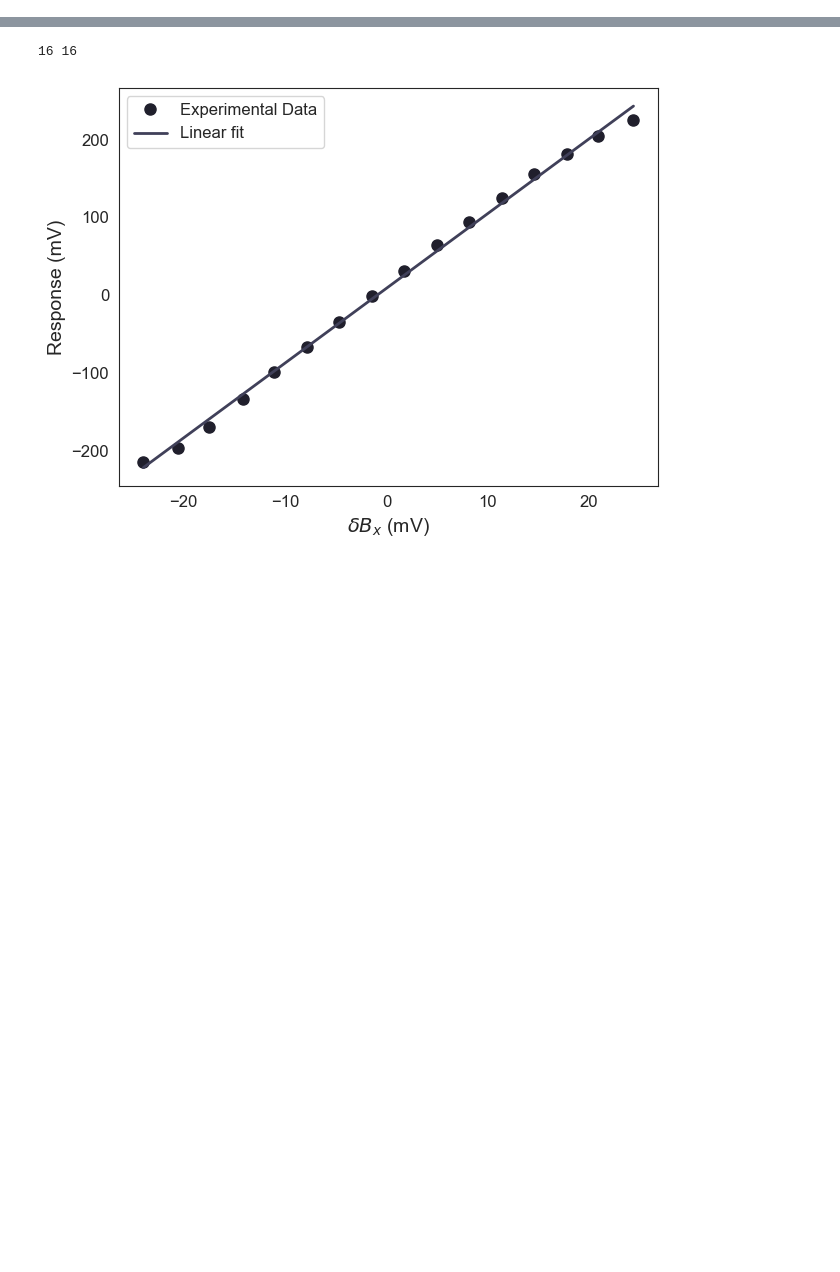
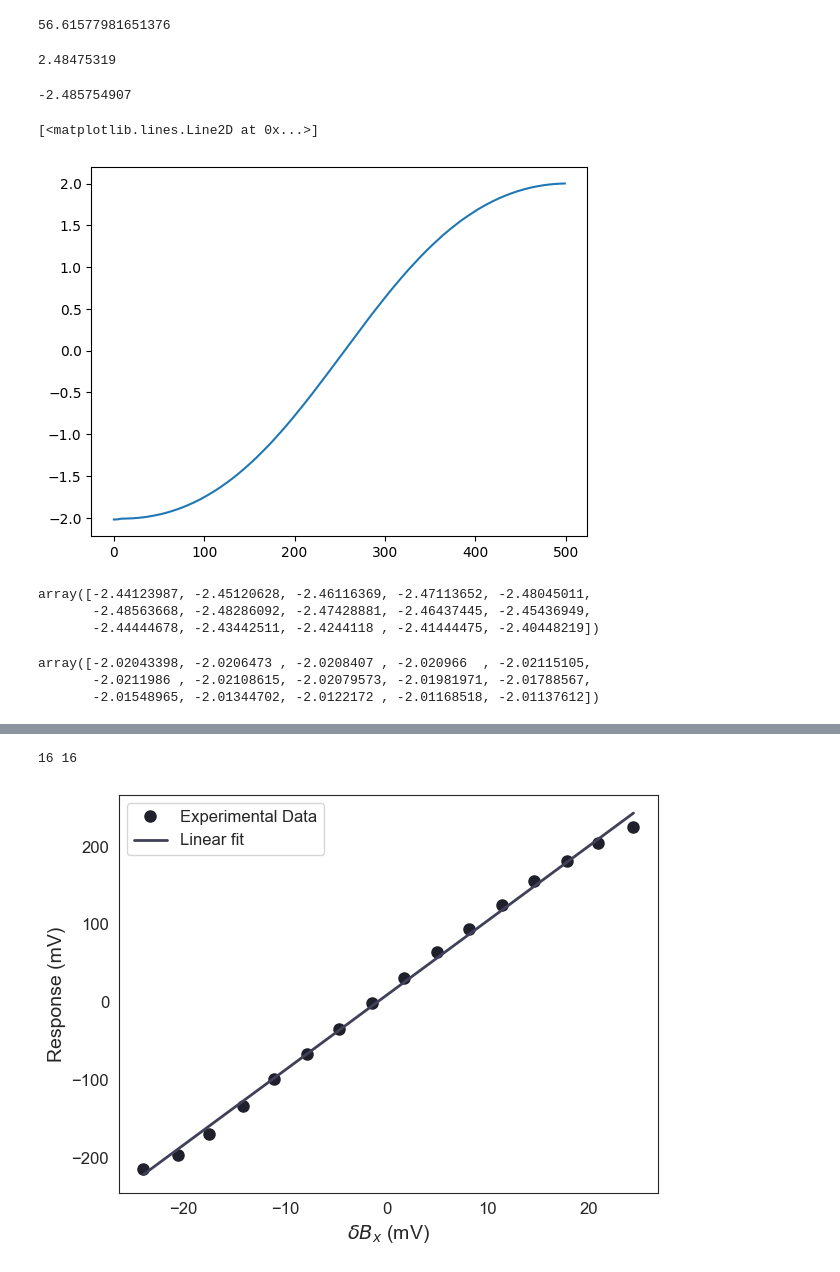
Before and after one commit to leigaoyi/Kalman_filter_sensor_drift, a Jupyter notebook: LinearFitting.ipynb, the cells around one changed output, grey strips where cells are left out. Cells and saved outputs as stored; diff of their text form; code cells hidden in the pictures; blank space fills up the shorter version.

```diff
--- a/LinearFitting.ipynb
+++ b/LinearFitting.ipynb
@@ -0,0 +1,45 @@
+# %%
+import matplotlib.pyplot as plt
+import numpy as np
+
+# Define the file name containing Chinese characters
+file_name = './data/Sweep_5V.txt'
+
+timeDelay = 4 # ms
+
+# Read the file and extract the data columns. The first col1 is measure, col2 is input
+data = np.loadtxt(file_name)
+col1 = data[:, 0]
+col2 = data[:, 1]
+
+measure_data = col1
+input_data = col2
+# %%
+8.571*1e-6/0.0218*144*1000 # fT
+# %% [output]
+56.61577981651376
+# %%
+input_data.max()
+# %% [output]
+2.48475319
+# %%
+col2.min()
+# %% [output]
+-2.485754907
+# %%
+plt.plot(col1[804:1304])
+# %% [output]
+[<matplotlib.lines.Line2D at 0x...>]
+[figure, added]
+# %%
+input_data[800:815]
+# %% [output]
+array([-2.44123987, -2.45120628, -2.46116369, -2.47113652, -2.48045011,
+       -2.48563668, -2.48286092, -2.47428881, -2.46437445, -2.45436949,
+       -2.44444678, -2.43442511, -2.4244118 , -2.41444475, -2.40448219])
+# %%
+measure_data[800:815]
+# %% [output]
+array([-2.02043398, -2.0206473 , -2.0208407 , -2.020966  , -2.02115105,
+       -2.0211986 , -2.02108615, -2.02079573, -2.01981971, -2.01788567,
+       -2.01548965, -2.01344702, -2.0122172 , -2.01168518, -2.01137612])
```
Also changed, not shown: parts of 10 cells of this notebook, 5 other files.
